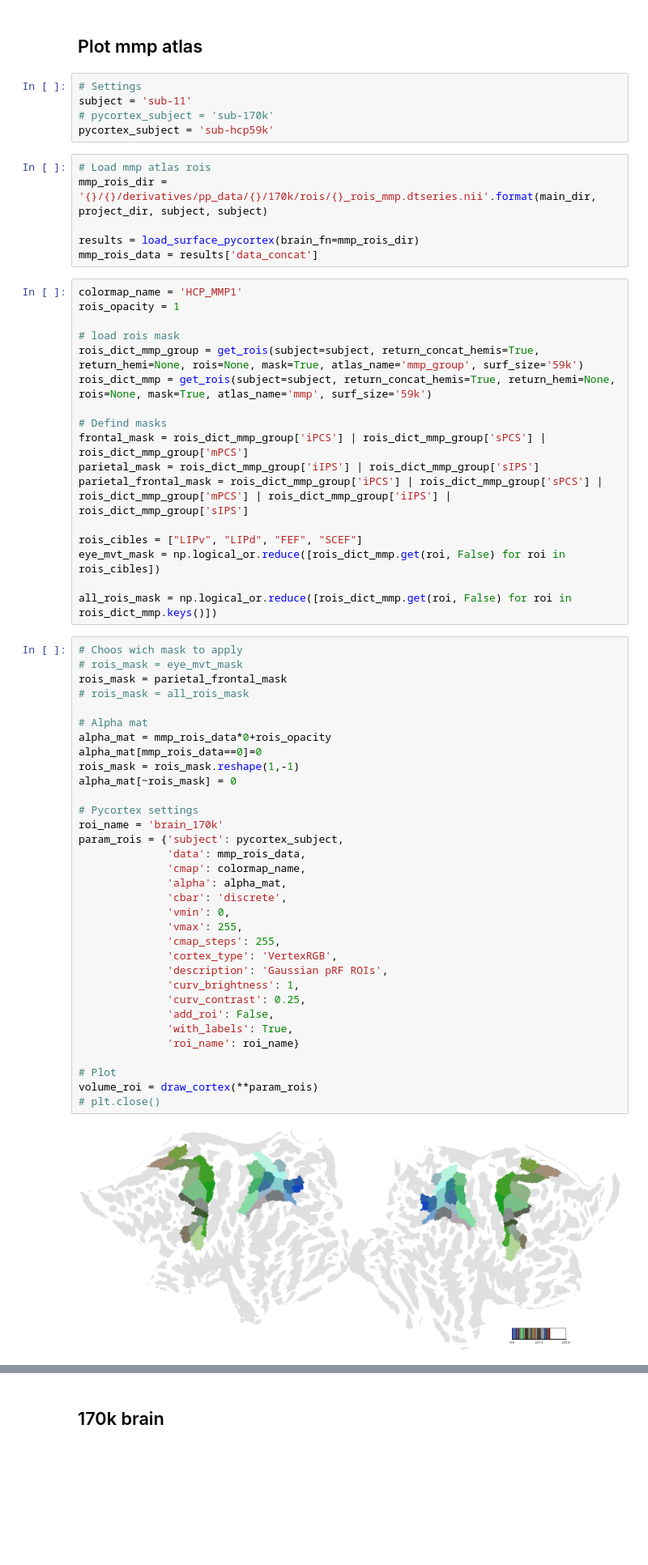
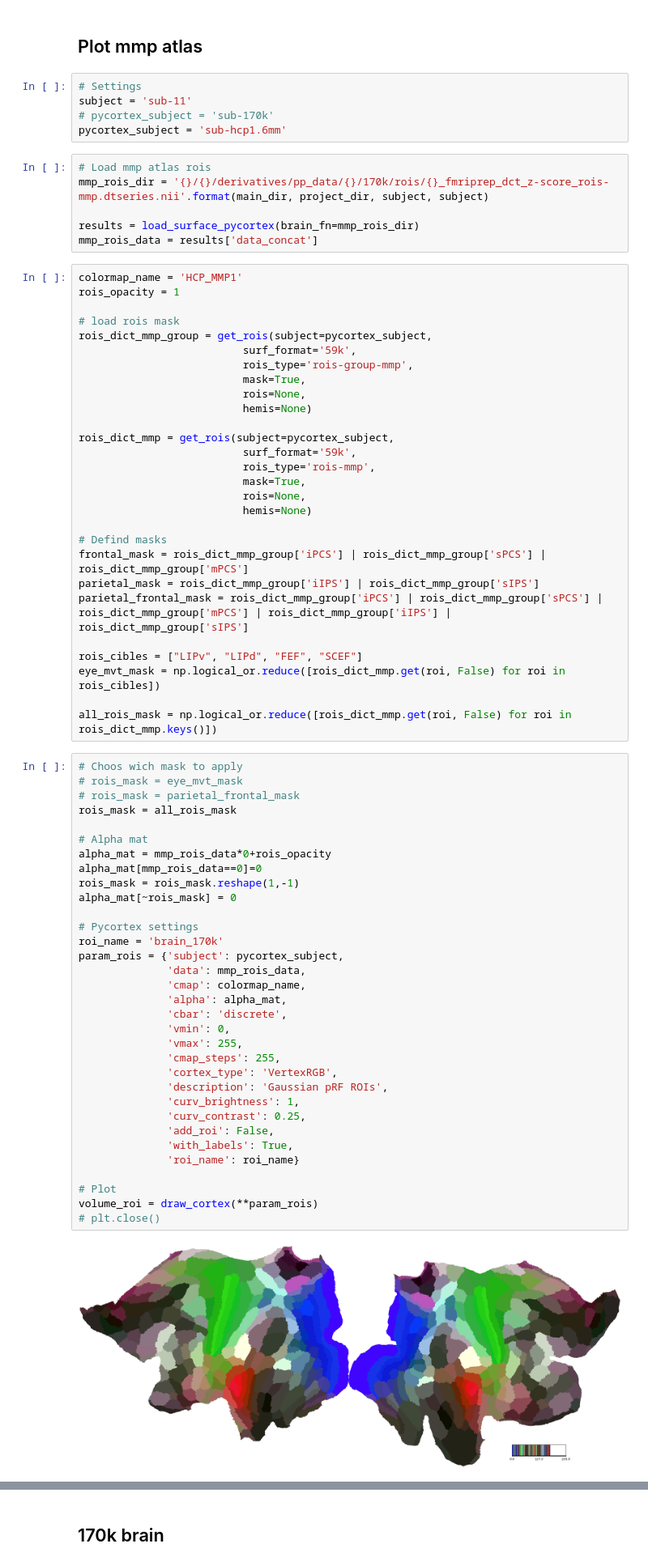
Before and after one commit to mszinte/pRF_analysis, a Jupyter notebook: RetinoMaps/dev/VSS/pycortex_plots.ipynb, the cells around one changed output, grey strips where cells are left out. Shown at 81% size. Saved outputs shown, nothing was run; the diff lists cells and outputs as text; blank space fills up the shorter version.

```diff
--- a/RetinoMaps/dev/VSS/pycortex_plots.ipynb
+++ b/RetinoMaps/dev/VSS/pycortex_plots.ipynb
@@ -882,10 +886,10 @@ png.shape
 # Settings
 subject = 'sub-11'
 # pycortex_subject = 'sub-170k'
-pycortex_subject = 'sub-hcp59k'
+pycortex_subject = 'sub-hcp1.6mm'
 # %%
 # Load mmp atlas rois
-mmp_rois_dir = '{}/{}/derivatives/pp_data/{}/170k/rois/{}_rois_mmp.dtseries.nii'.format(main_dir, project_dir, subject, subject)
+mmp_rois_dir = '{}/{}/derivatives/pp_data/{}/170k/rois/{}_fmriprep_dct_z-score_rois-mmp.dtseries.nii'.format(main_dir, project_dir, subject, subject)
 
 results = load_surface_pycortex(brain_fn=mmp_rois_dir)
 mmp_rois_data = results['data_concat']
@@ -894,8 +898,19 @@ colormap_name = 'HCP_MMP1'
 rois_opacity = 1
 
 # load rois mask
-rois_dict_mmp_group = get_rois(subject=subject, return_concat_hemis=True, return_hemi=None, rois=None, mask=True, atlas_name='mmp_group', surf_size='59k')
-rois_dict_mmp = get_rois(subject=subject, return_concat_hemis=True, return_hemi=None, rois=None, mask=True, atlas_name='mmp', surf_size='59k')
+rois_dict_mmp_group = get_rois(subject=pycortex_subject,
+                          surf_format='59k',
+                          rois_type='rois-group-mmp',
+                          mask=True,
+                          rois=None,
+                          hemis=None)
+
+rois_dict_mmp = get_rois(subject=pycortex_subject,
+                          surf_format='59k',
+                          rois_type='rois-mmp',
+                          mask=True,
+                          rois=None,
+                          hemis=None)
 
 # Defind masks
 frontal_mask = rois_dict_mmp_group['iPCS'] | rois_dict_mmp_group['sPCS'] | rois_dict_mmp_group['mPCS']
@@ -909,36 +924,36 @@ all_rois_mask = np.logical_or.reduce([rois_dict_mmp.get(roi, False) for roi in r
 # %%
 # Choos wich mask to apply
 # rois_mask = eye_mvt_mask
-rois_mask = parietal_frontal_mask
-# rois_mask = all_rois_mask
+# rois_mask = parietal_frontal_mask
+rois_mask = all_rois_mask
 
 # Alpha mat
 alpha_mat = mmp_rois_data*0+rois_opacity
 alpha_mat[mmp_rois_data==0]=0
 rois_mask = rois_mask.reshape(1,-1)
 alpha_mat[~rois_mask] = 0
 
 # Pycortex settings
 roi_name = 'brain_170k'
 param_rois = {'subject': pycortex_subject,
               'data': mmp_rois_data,
               'cmap': colormap_name,
               'alpha': alpha_mat,
               'cbar': 'discrete',
               'vmin': 0,
               'vmax': 255,
               'cmap_steps': 255,
               'cortex_type': 'VertexRGB',
               'description': 'Gaussian pRF ROIs',
               'curv_brightness': 1,
               'curv_contrast': 0.25,
               'add_roi': False,
               'with_labels': True,
               'roi_name': roi_name}
 
 # Plot
 volume_roi = draw_cortex(**param_rois)
 # plt.close()
 # %% [output]
-[figure, old version]
+[figure, new version]
 # %%
```
Also changed, not shown: parts of 4 cells of this notebook, 19 other files.
